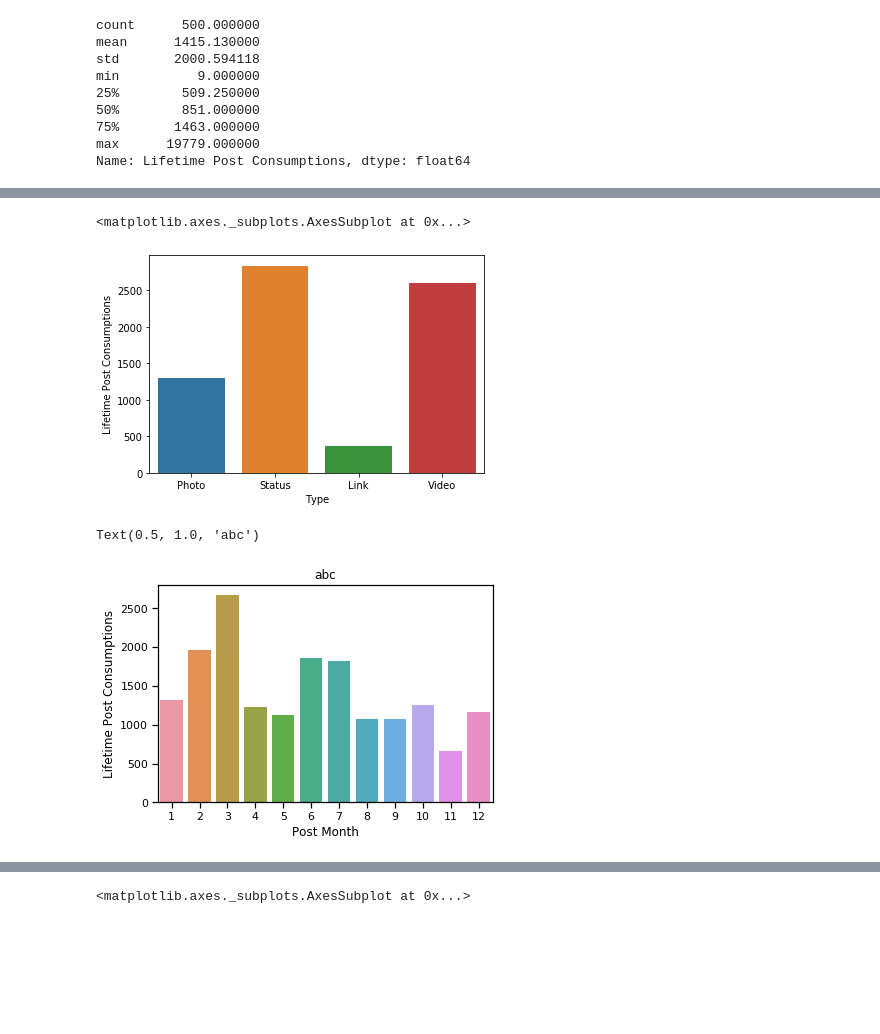
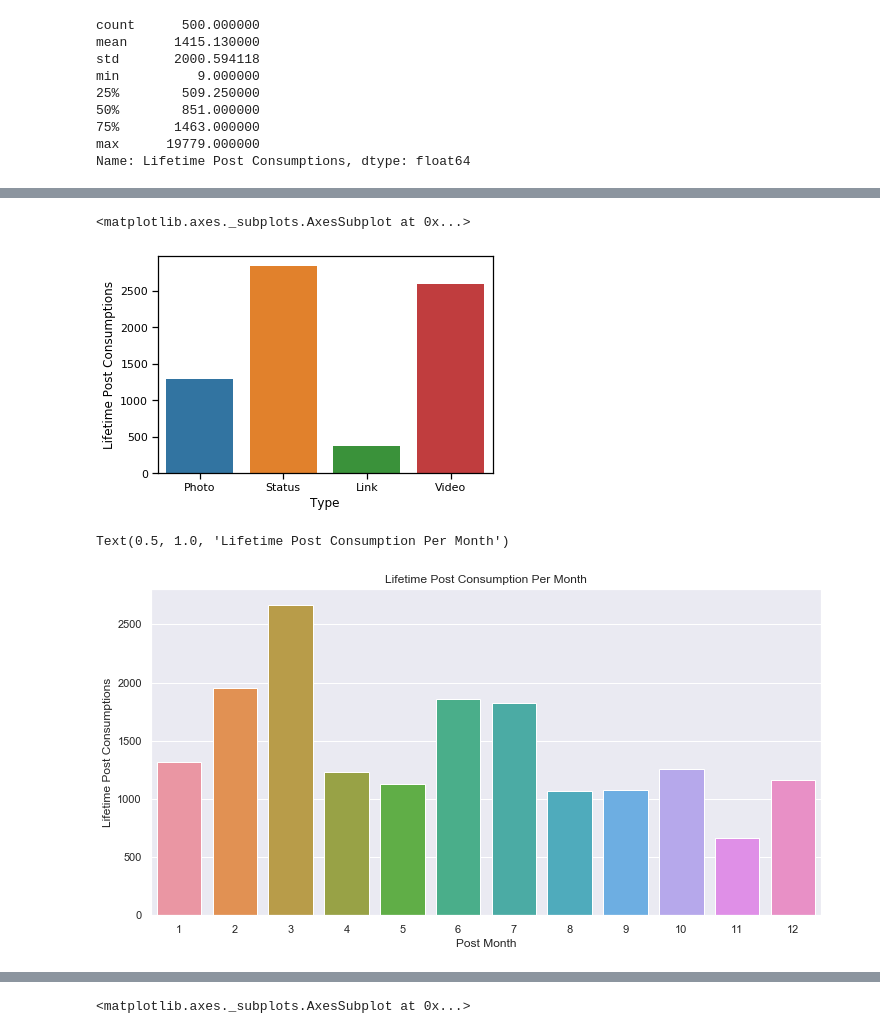
Before and after one commit to khwajajalal/INTRO-TO-DATA-ANALYSIS, a Jupyter notebook: facebook.ipynb, the cells around one changed output, grey strips where cells are left out. Drawn from its saved outputs; the diff is of its cells as text; code cells hidden in the pictures; blank space fills up the shorter version.

```diff
--- a/facebook.ipynb
+++ b/facebook.ipynb
@@ -119,11 +162,12 @@ sns.barplot('Category','Lifetime Post Consumptions', data=facebook, ci=False)
 # %%
-sns.barplot('Type','Lifetime Post Consumptions', data=facebook, ci=False)
+sns.barplot('Type','Lifetime Post Consumptions', data=facebook, ci=False, estimator=np.mean)
 # %% [output]
 <matplotlib.axes._subplots.AxesSubplot at 0x...>
-[figure, old version]
+[figure, new version]
 # %%
+sns.set(rc={'figure.figsize': (12,6)})
 sns.barplot('Post Month','Lifetime Post Consumptions', data=facebook, ci=False)
-plt.title('abc')
+plt.title('Lifetime Post Consumption Per Month')
 # %% [output]
-Text(0.5, 1.0, 'abc')
+Text(0.5, 1.0, 'Lifetime Post Consumption Per Month')
-[figure, old version]
+[figure, new version]
```
Also changed, not shown: parts of 9 cells of this notebook.
